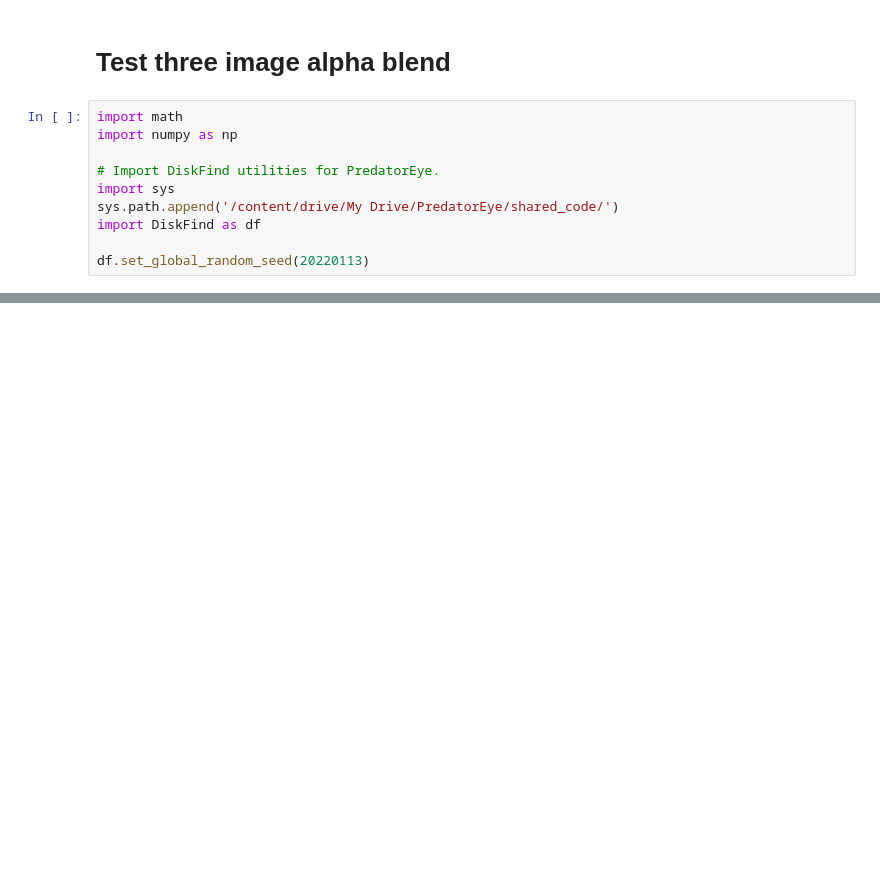
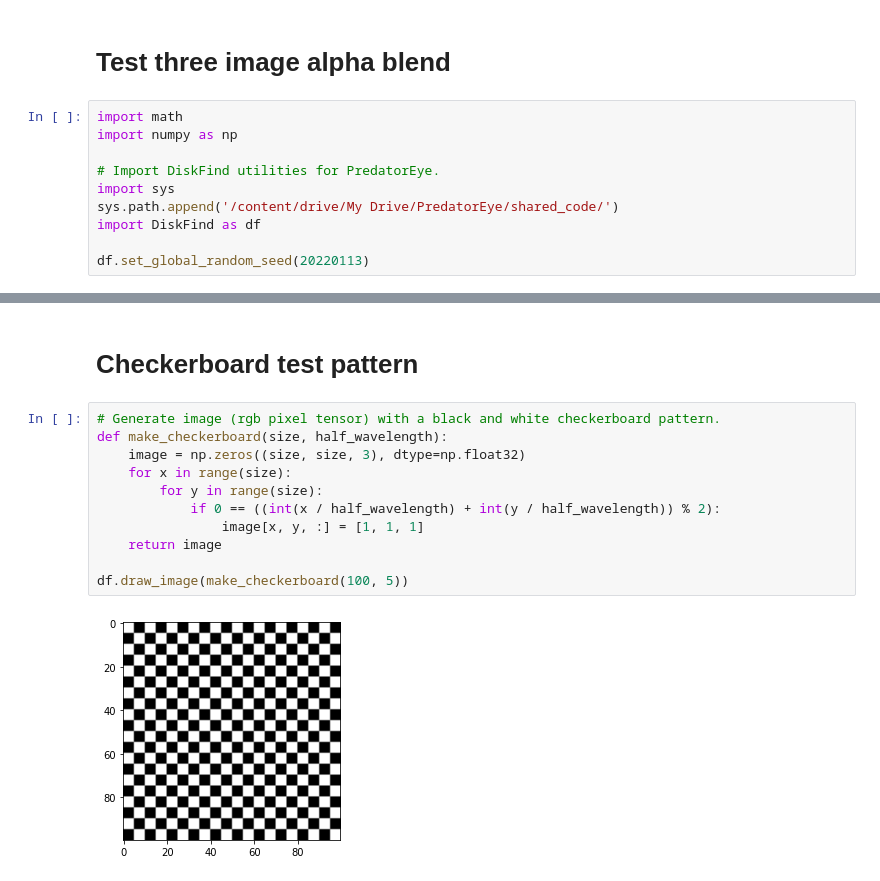
Before and after one commit to cwreynolds/PredatorEye, a Jupyter notebook: ThreeImageSoftMatte.ipynb, the cells around one changed output, grey strips where cells are left out. Drawn from its saved outputs; the diff is of its cells as text; blank space fills up the shorter version.

```diff
--- a/ThreeImageSoftMatte.ipynb
+++ b/ThreeImageSoftMatte.ipynb
@@ -145,0 +171,15 @@ matte[0,0,:] = [0.6663602]
+# %% [markdown]
+# Checkerboard test pattern
+# %%
+# Generate image (rgb pixel tensor) with a black and white checkerboard pattern.
+def make_checkerboard(size, half_wavelength):
+    image = np.zeros((size, size, 3), dtype=np.float32)
+    for x in range(size):
+        for y in range(size):
+            if 0 == ((int(x / half_wavelength) + int(y / half_wavelength)) % 2):
+                image[x, y, :] = [1, 1, 1]
+    return image
+
+df.draw_image(make_checkerboard(100, 5))
+# %% [output]
+[figure, added]
```
Also changed, not shown: parts of 5 cells of this notebook.
